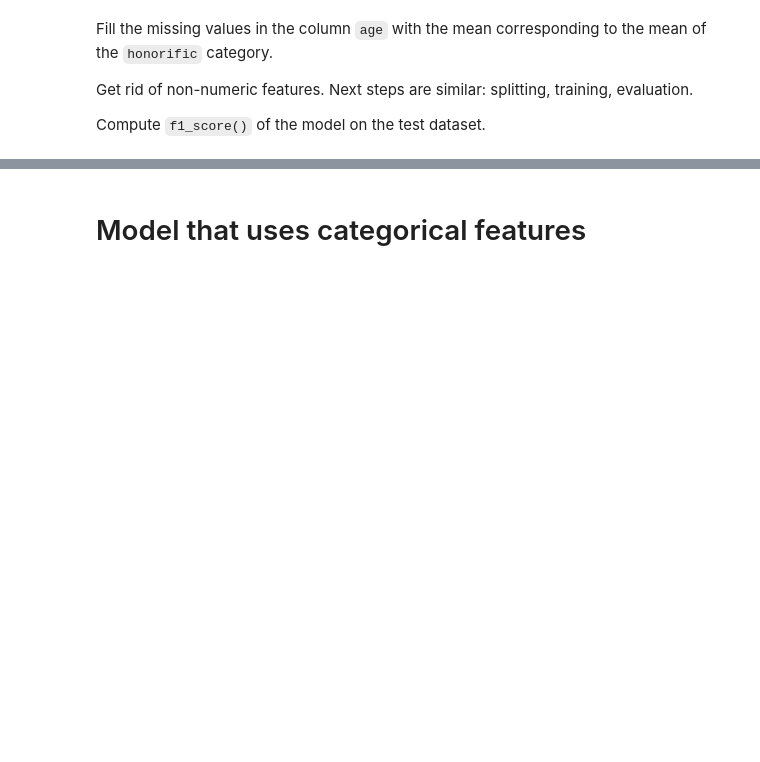
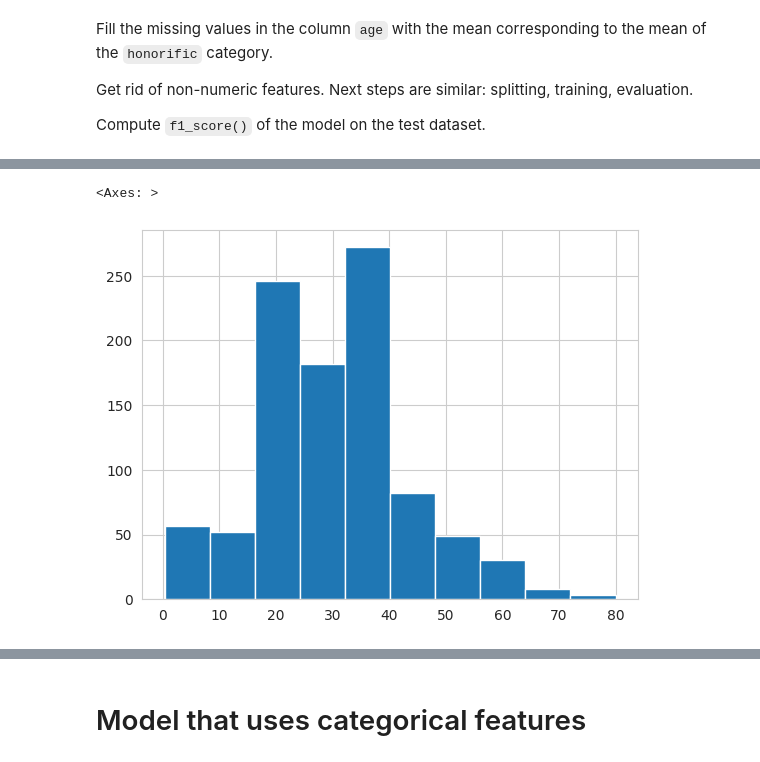
Before and after one commit to tutsilianna/Introduction_to_ML_and_Advanced_ML_Python, a Jupyter notebook: Logistic Regression/Classifiers_Logistic_Regression_|_Exercise_5.ipynb, the cells around one changed output, grey strips where cells are left out. Drawn from its saved outputs; the diff is of its cells as text; code cells hidden in the pictures; blank space fills up the shorter version.

```diff
--- a/Logistic Regression/Classifiers_Logistic_Regression_|_Exercise_5.ipynb
+++ b/Logistic Regression/Classifiers_Logistic_Regression_|_Exercise_5.ipynb
@@ -139,0 +269,4 @@ Make the following substitutions:
+# %%
+data1['honoric'] = data1['honoric'].replace(['Rev', 'Col', 'Dr', 'Major', 'Don', 'Capt'], 'Mr')
+data1['honoric'] = data1['honoric'].replace(['Dona', 'Countess'], 'Mrs')
+data1['honoric'] = data1['honoric'].replace(['Mlle', 'Ms'], 'Miss')
@@ -147,0 +285,3 @@ Calculate the average age of the category specified in your individual assigment
+# %%
+master_age_mean = data1[data1['honoric'] == 'Master']['age'].mean()
+round(master_age_mean, 3)
@@ -155,0 +306,17 @@ Compute <code>f1_score()</code> of the model on the test dataset.
+# %%
+miss_age_mean = data1[data1['honoric'] == 'Miss']['age'].mean()
+mrs_age_mean = data1[data1['honoric'] == 'Mrs']['age'].mean()
+mr_age_mean = data1[data1['honoric'] == 'Mr']['age'].mean()
+# %%
+data1.loc[(data1['honoric'] == 'Master') & (data1['age'].isna()), 'age'] = master_age_mean
+
+data1.loc[(data1['honoric'] == 'Miss') & (data1['age'].isna()), 'age'] = miss_age_mean
+
+data1.loc[(data1['honoric'] == 'Mrs') & (data1['age'].isna()), 'age'] = mrs_age_mean
+
+data1.loc[(data1['honoric'] == 'Mr') & (data1['age'].isna()), 'age'] = mr_age_mean
+# %%
+data1.age.hist()
+# %% [output]
+<Axes: >
+[figure, added]
```
Also changed, not shown: parts of 63 cells of this notebook.
